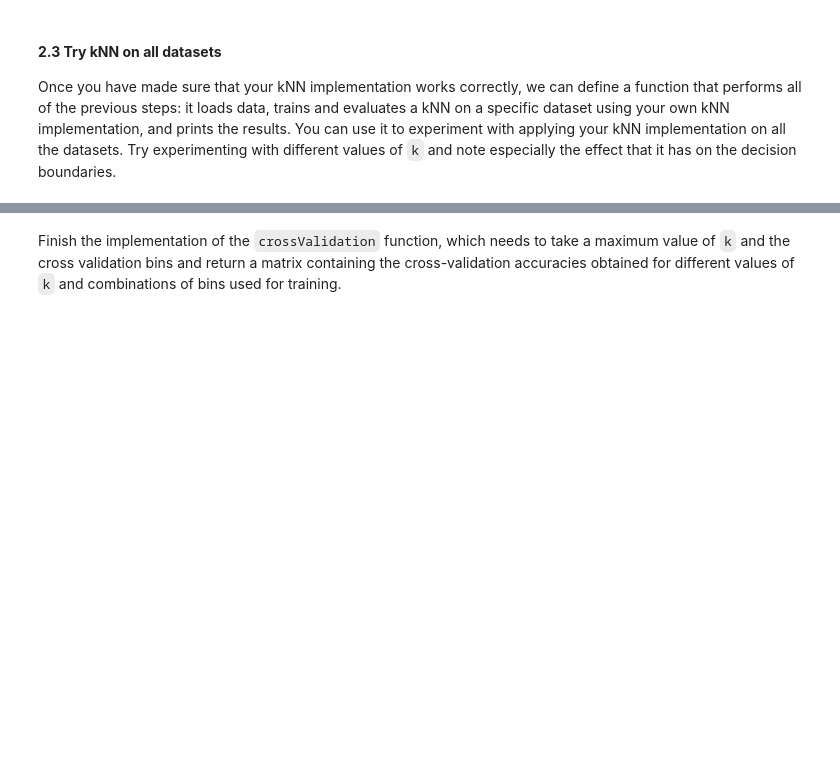
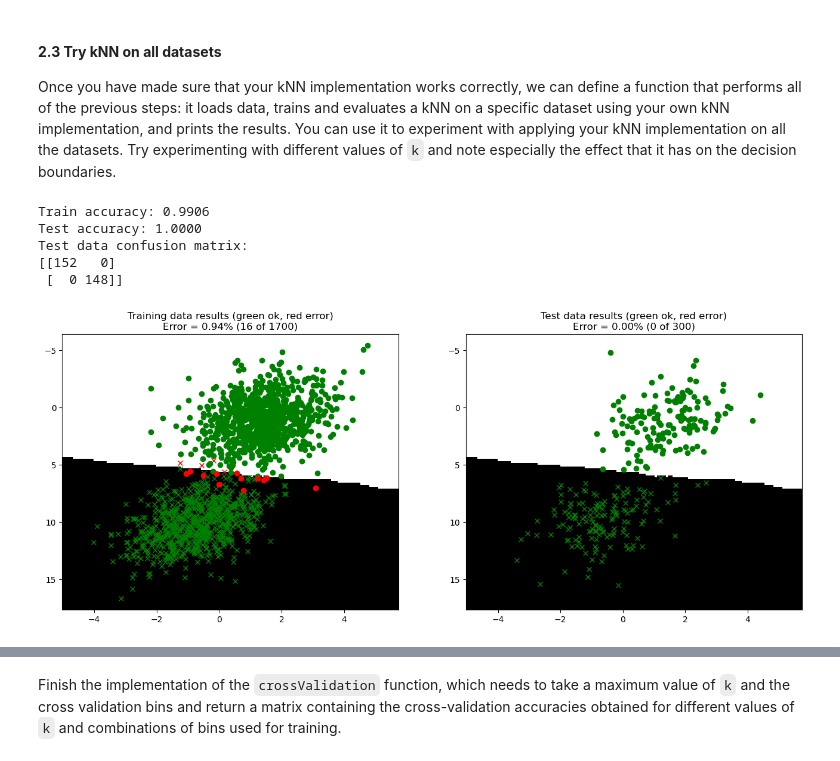
Before and after one commit to axest556/TBMI26-Neural-Networks, a Jupyter notebook: LabCodes/A1_Supervised/main1_kNN.ipynb, the cells around one changed output, grey strips where cells are left out. Cells and saved outputs as stored; diff of their text form; code cells hidden in the pictures; blank space fills up the shorter version.

```diff
--- a/LabCodes/A1_Supervised/main1_kNN.ipynb
+++ b/LabCodes/A1_Supervised/main1_kNN.ipynb
@@ -292,5 +335,12 @@ def runkNNOnDataset(datasetNr, testSplit, k):
     else:
         plotConfusionMatrixOCR(XTest, LTest, LPredTest)
 # %%
-runkNNOnDataset(1, testSplit=0.15, k=1)
+runkNNOnDataset(1, testSplit=0.15, k=30)
+# %% [output]
+Train accuracy: 0.9906
+Test accuracy: 1.0000
+Test data confusion matrix:
+[[152   0]
+ [  0 148]]
+[figure, added]
 # %%
```
Also changed, not shown: parts of 17 cells of this notebook, 1 other file.
